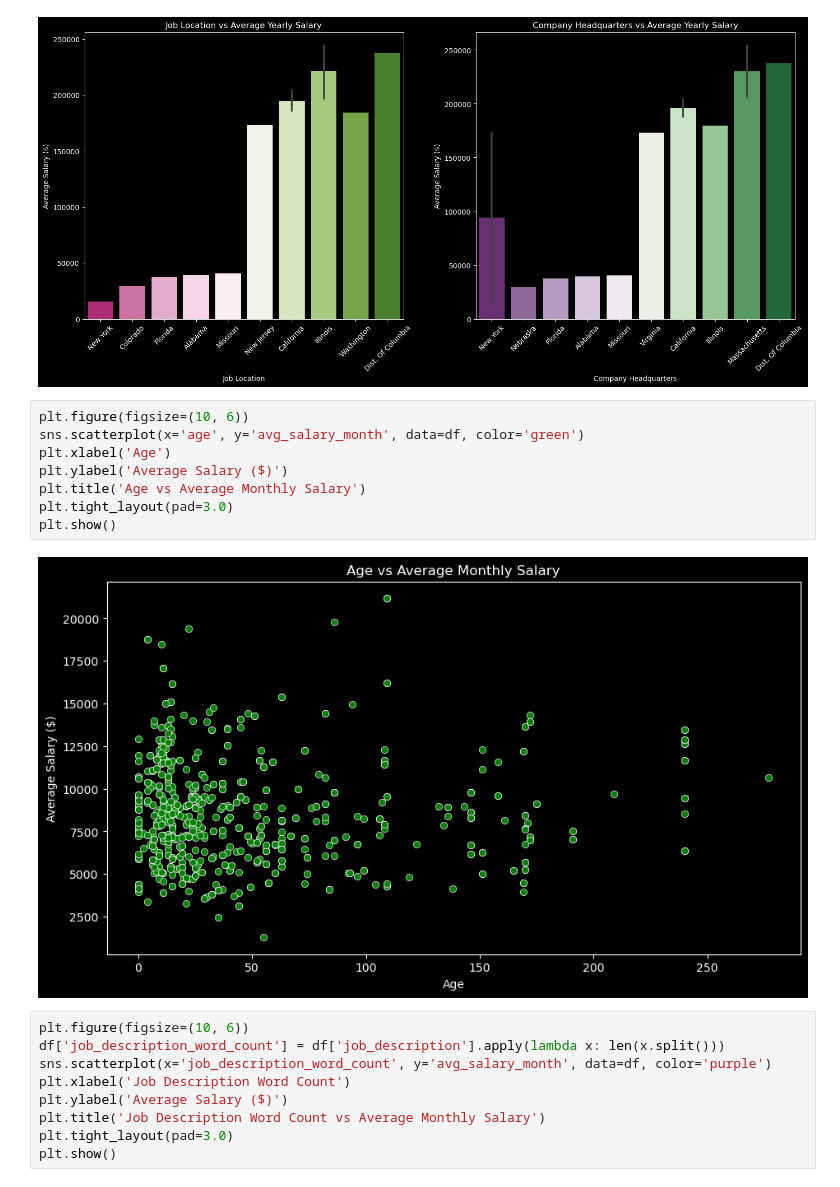
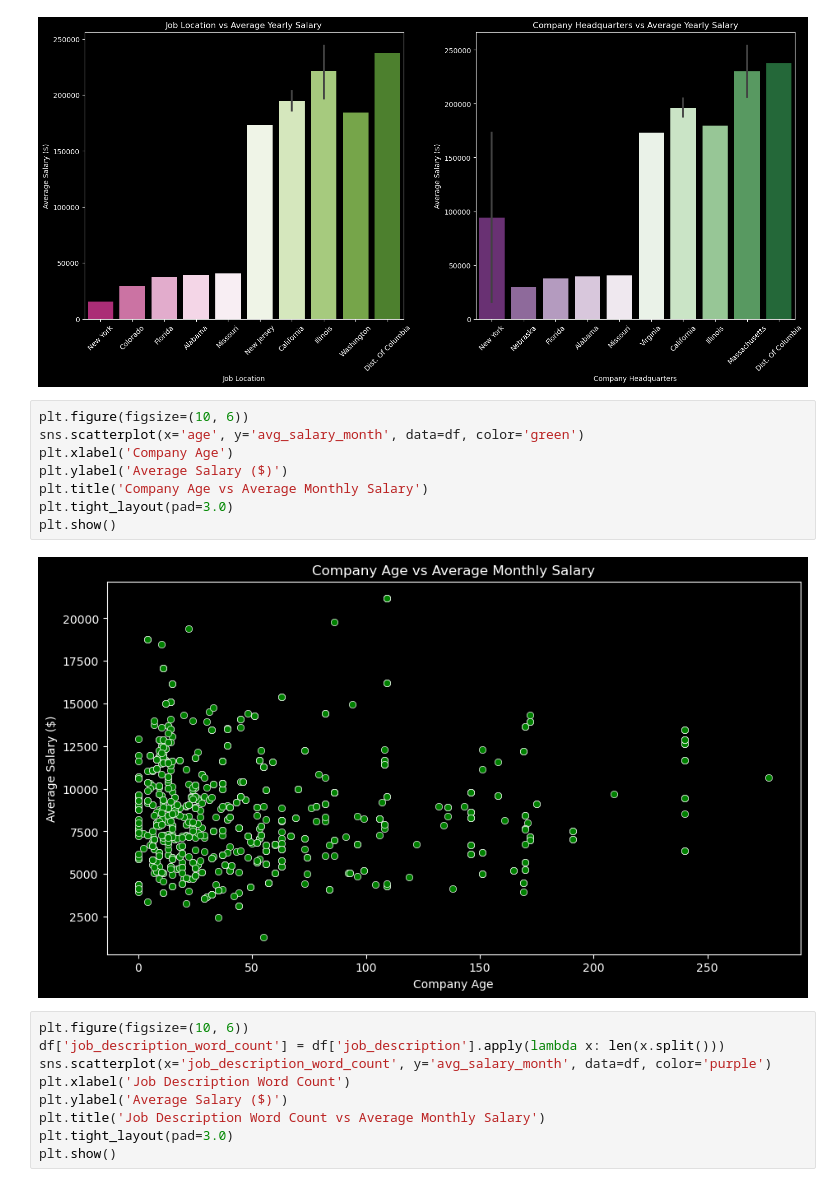
Before and after one commit to FelipeLRoll/ds_salary, a Jupyter notebook: notebook/data_analysis.ipynb, the cells around one changed output. Saved outputs shown, nothing was run; the diff lists cells and outputs as text.

```diff
--- a/notebook/data_analysis.ipynb
+++ b/notebook/data_analysis.ipynb
@@ -273,13 +273,13 @@ plt.show()
 # %%
 plt.figure(figsize=(10, 6))
 sns.scatterplot(x='age', y='avg_salary_month', data=df, color='green')
-plt.xlabel('Age')
+plt.xlabel('Company Age')
 plt.ylabel('Average Salary ($)')
-plt.title('Age vs Average Monthly Salary')
+plt.title('Company Age vs Average Monthly Salary')
 plt.tight_layout(pad=3.0)
 plt.show()
 # %% [output]
-[figure, old version]
+[figure, new version]
 # %%
 plt.figure(figsize=(10, 6))
 df['job_description_word_count'] = df['job_description'].apply(lambda x: len(x.split()))
```
Also changed, not shown: parts of 14 cells of this notebook, 9 other files.
